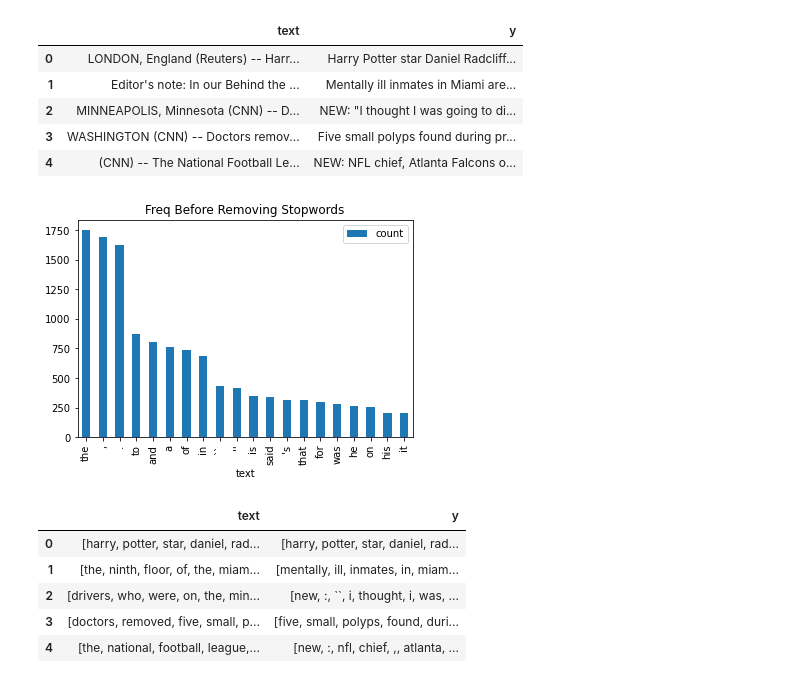
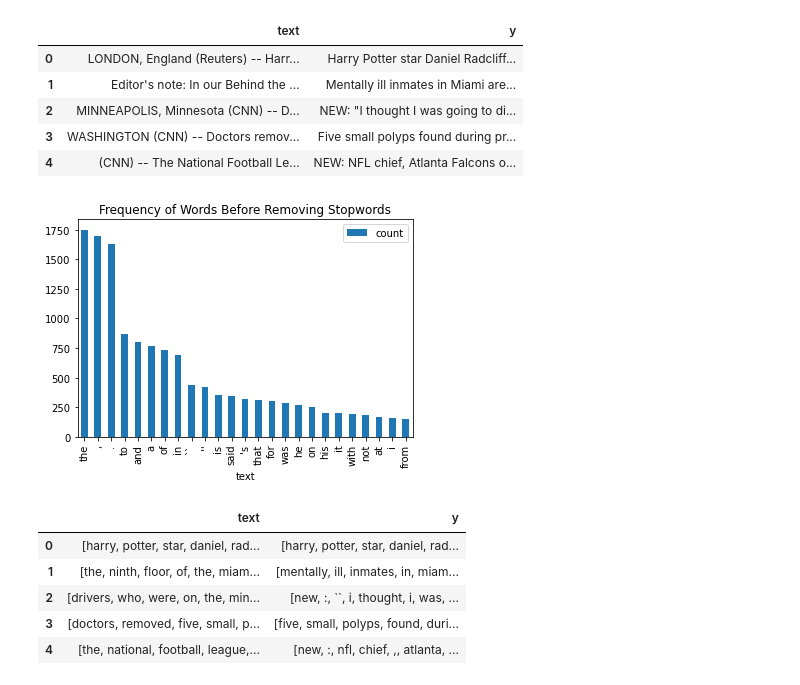
Before and after one commit to jma375/NLP-Text-Summarization, a Jupyter notebook: NLP-Text-Summarization.ipynb, the cells around one changed output. Cells and saved outputs as stored; diff of their text form; code cells hidden in the pictures.

```diff
--- a/NLP-Text-Summarization.ipynb
+++ b/NLP-Text-Summarization.ipynb
@@ -115,7 +117,7 @@ def wrd_freq_plot(df,title):
     dfg = dfe.groupby('text').text.count() \
                                 .reset_index(name='count') \
                                 .sort_values(['count'], ascending=False) \
-                                .head(20).reset_index(drop=True)
+                                .head(25).reset_index(drop=True)
     dfg.plot.bar(x='text')
     plt.title(title)
 # %%
@@ -156,12 +166,12 @@ def rmv_stop_wrds(df):
 # %%
 #Plot word Freq before removing stopwords
 expand_contractions(subset)
 lower_case_text(subset)
 rvm_article_intro(subset)
 token(subset)
-wrd_freq_plot(subset,"Freq Before Removing Stopwords")
+wrd_freq_plot(subset,"Frequency of Words Before Removing Stopwords")
 # %% [output]
-[figure, old version]
+[figure, new version]
 # %%
 subset.head()
 # %% [output]
```
Also changed, not shown: parts of 8 cells of this notebook.
